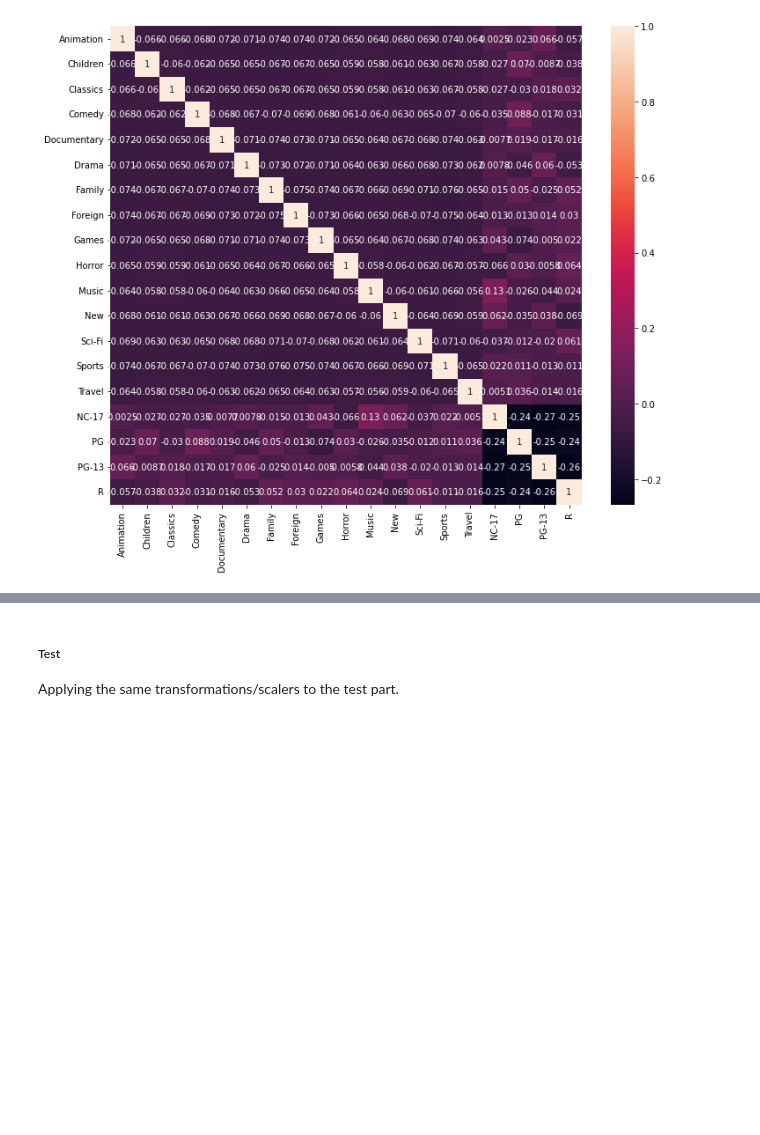
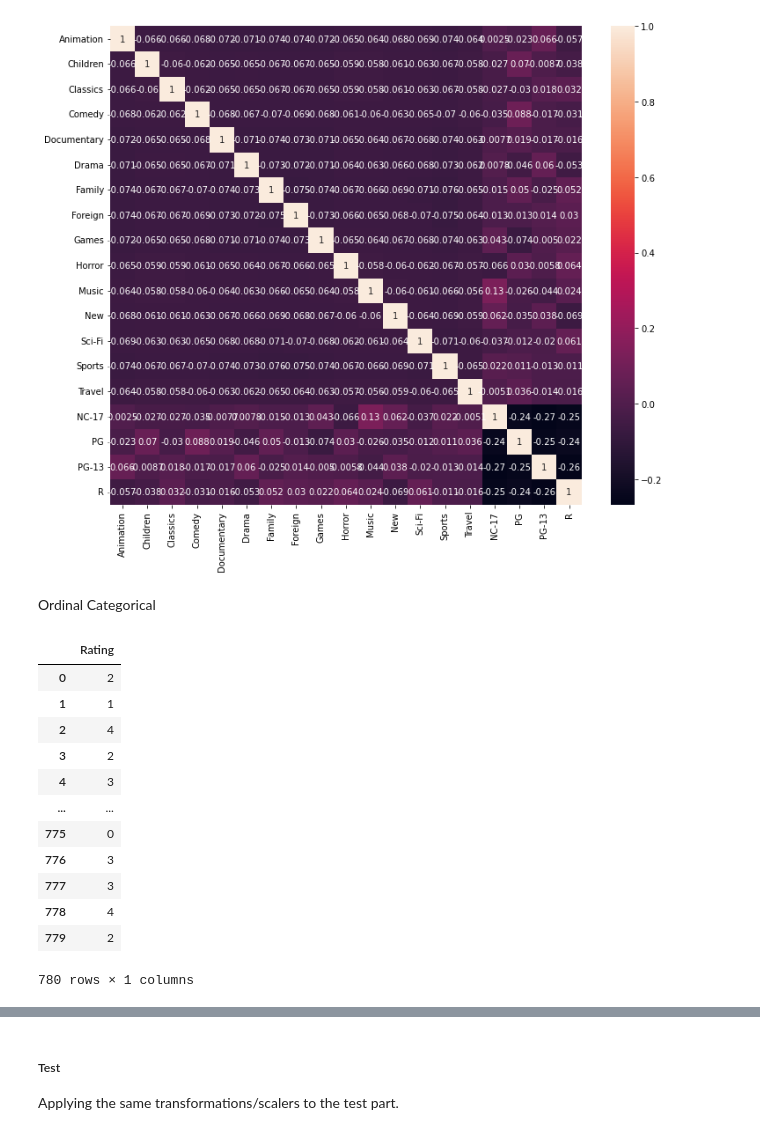
Before and after one commit to Alfon22A/Predictions-Logistic-Regression, a Jupyter notebook: Solution.ipynb, the cells around one changed output, grey strips where cells are left out. Cells and saved outputs as stored; diff of their text form; code cells hidden in the pictures; blank space fills up the shorter version.

```diff
--- a/Solution.ipynb
+++ b/Solution.ipynb
@@ -438,3 +443,24 @@ fig, plt.subplots(figsize = (12, 10))
 ax = sns.heatmap(x_train_cat_onehot.corr(), annot = True)
 # %% [output]
 [figure]
+# %% [markdown]
+Ordinal Categorical
+# %%
+ordinal_cols_mapping = [{"col":"Rating", "mapping": {'G':0, 'PG':1, 'PG-13':2, 'R':3 , 'NC-17':4}}]
+ordinal_encoder = OrdinalEncoder(mapping = ordinal_cols_mapping, return_df = True).fit(x_train_cat[["Rating"]])
+x_train_cat_ord = ordinal_encoder.transform(x_train_cat["Rating"])
+x_train_cat_ord
+# %% [output]
+|  | Rating |
+| 0 | 2 |
+| 1 | 1 |
+| 2 | 4 |
+| 3 | 2 |
+| 4 | 3 |
+| ... | ... |
+| 775 | 0 |
+| 776 | 3 |
+| 777 | 3 |
+| 778 | 4 |
+| 779 | 2 |
+780 rows × 1 columns
```
Also changed, not shown: parts of 37 cells of this notebook.
